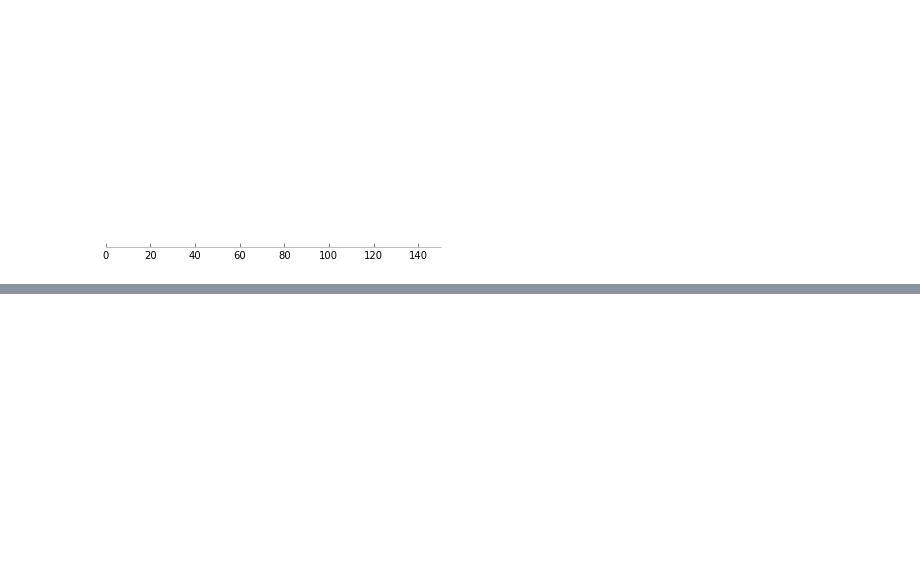
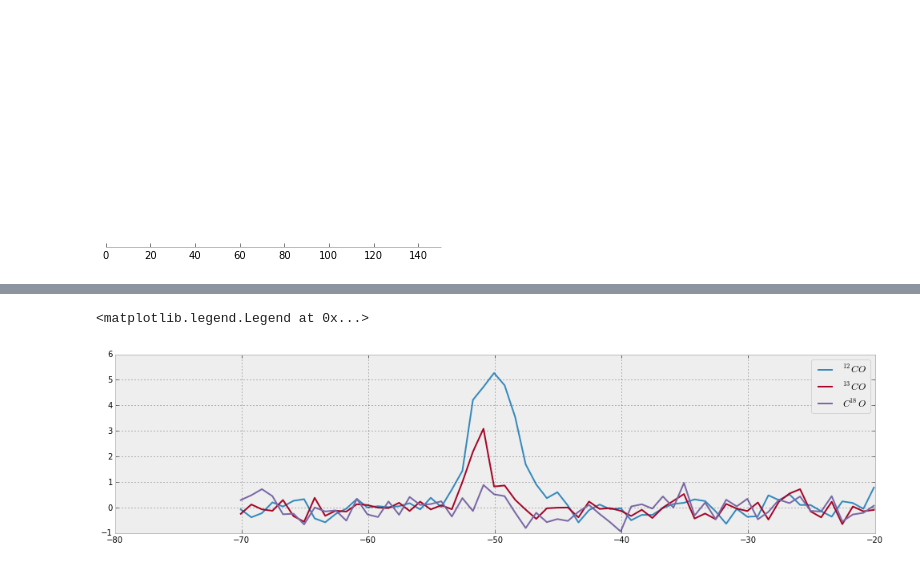
Before and after one commit to Mixpap/Ptyxiaki, a Jupyter notebook: Untitled1.ipynb, the cells around one changed output, grey strips where cells are left out. Saved outputs shown, nothing was run; the diff lists cells and outputs as text; code cells hidden in the pictures; blank space fills up the shorter version.

```diff
--- a/Untitled1.ipynb
+++ b/Untitled1.ipynb
@@ -140,0 +209,34 @@ TypeError: float() argument must be a string or a number
+# %%
+CO13,w13=functions.open_map('maps/13co32.fits')
+C18,w18=functions.open_map('maps/c18o32.fits')
+CO12,w12=functions.open_map('maps/12co32.fits')
+
+RMS12,wrms12=functions.open_map('maps/rms_12co32.fits')
+RMS13,wrms13=functions.open_map('maps/rms_13co32.fits')
+RMS18,wrms18=functions.open_map('maps/rms_c18o32.fits')
+# %%
+CO12r=functions.Tr_est(CO12,0.77)
+CO13r=functions.Tr_est(CO13,0.77)
+C18r=functions.Tr_est(C18,0.77)
+# %%
+#y,x=120,67
+y,x=43,333
+s12=functions.Spectra(CO12r,y,x)
+s13=functions.Spectra(CO13r,y,x)
+s18=functions.Spectra(C18r,y,x)
+v=functions.velocity
+
+plt.rcParams['figure.figsize'] = 17, 4
+ax12=plt.subplot(111)
+ax12.plot(v,s12,label=r'$^{12}CO$')
+ax12.plot(v,s13,label=r'$^{13}CO$')
+ax12.plot(v,s18,label=r'$C^{18}O$')
+plt.legend()
+
+# ax13=plt.subplot(312,sharex=ax12)
+# ax13.plot(v,s13)
+# ax18=plt.subplot(313,sharex=ax12)
+# ax18.plot(v,s18)
+# %% [output]
+<matplotlib.legend.Legend at 0x...>
+[figure, added]
```
Also changed, not shown: parts of 29 cells of this notebook, 6 other files.
